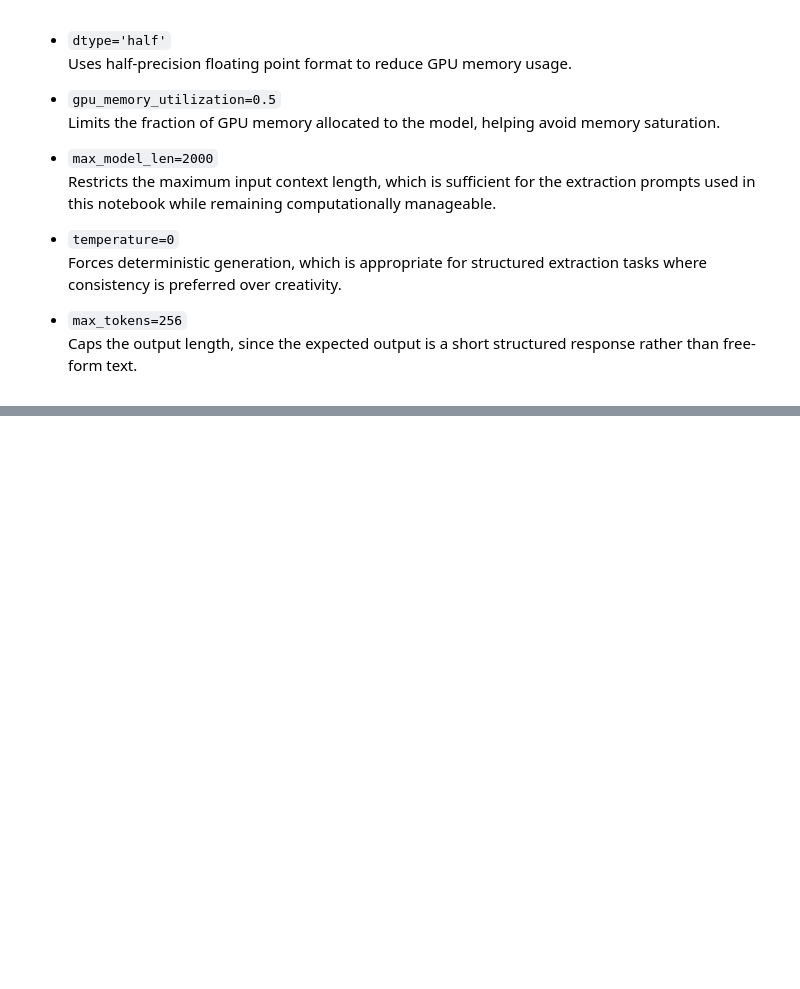
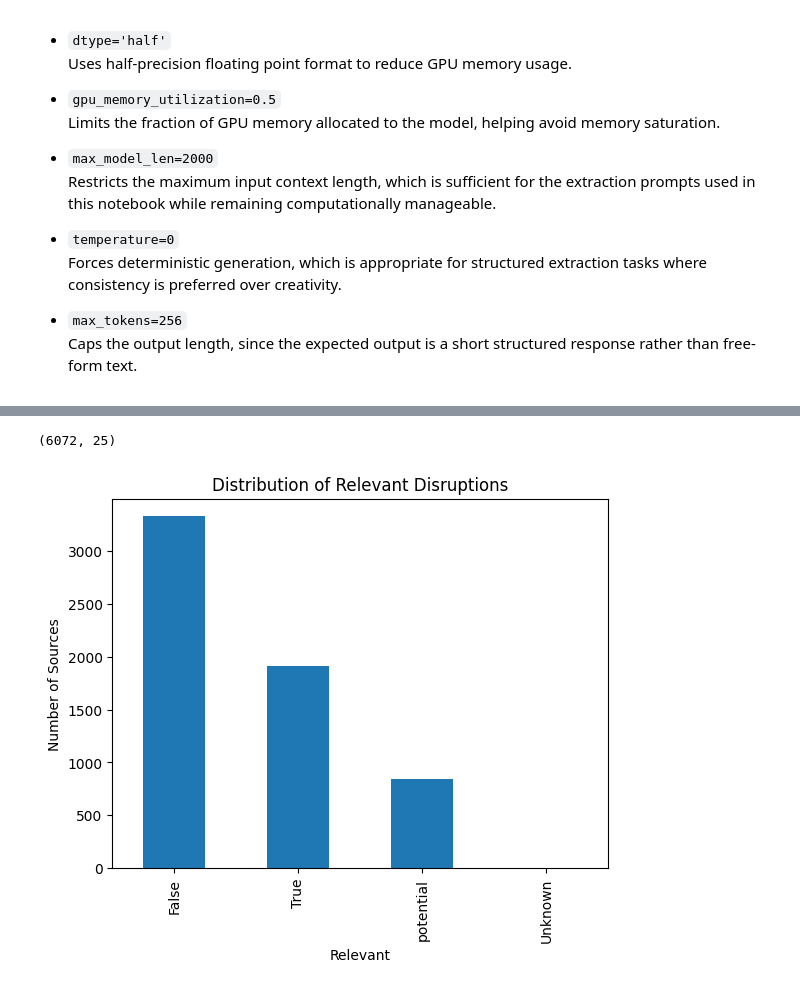
Before and after one commit to AnahiRM/PiA-DREES-2025, a Jupyter notebook: edcd_pipeline/data_collection.ipynb, the cells around one changed output, grey strips where cells are left out. Cells and saved outputs as stored; diff of their text form; code cells hidden in the pictures; blank space fills up the shorter version.

```diff
--- a/edcd_pipeline/data_collection.ipynb
+++ b/edcd_pipeline/data_collection.ipynb
@@ -388,5 +358,0 @@ df_ext.tail()
-# %%
-df_final = pd.concat([df.reset_index(drop=True), df_ext.reset_index(drop=True)], axis=1)
-#df_final = pd.concat([df.reset_index(drop=True), df_ext.reset_index(drop=True)], axis=1)
-#pd.set_option('display.max_colwidth', None)
-df_final.tail()
@@ -399,0 +369,27 @@ df_final.tail()
+# %%
+df_final.shape
+# %% [output]
+(6072, 25)
+# %%
+# Count values
+relevant_counts = df_final["relevant"].value_counts(dropna=False)
+
+# Compute percentages
+total = relevant_counts.sum()
+percentages = relevant_counts / total * 100
+
+# Plot
+plt.figure()
+ax = relevant_counts.plot(kind="bar")
+
+plt.title("Distribution of Relevant Disruptions")
+plt.xlabel("Relevant")
+plt.ylabel("Number of Sources")
+
+# Add percentages on top of bars
+for i, (count, pct) in enumerate(zip(relevant_counts, percentages)):
+    ax.text(i, count, f"{pct:.1f}%", ha='center', va='bottom')
+
+plt.show()
+# %% [output]
+[figure, added]
```
Also changed, not shown: parts of 9 cells of this notebook, 1 other file.
